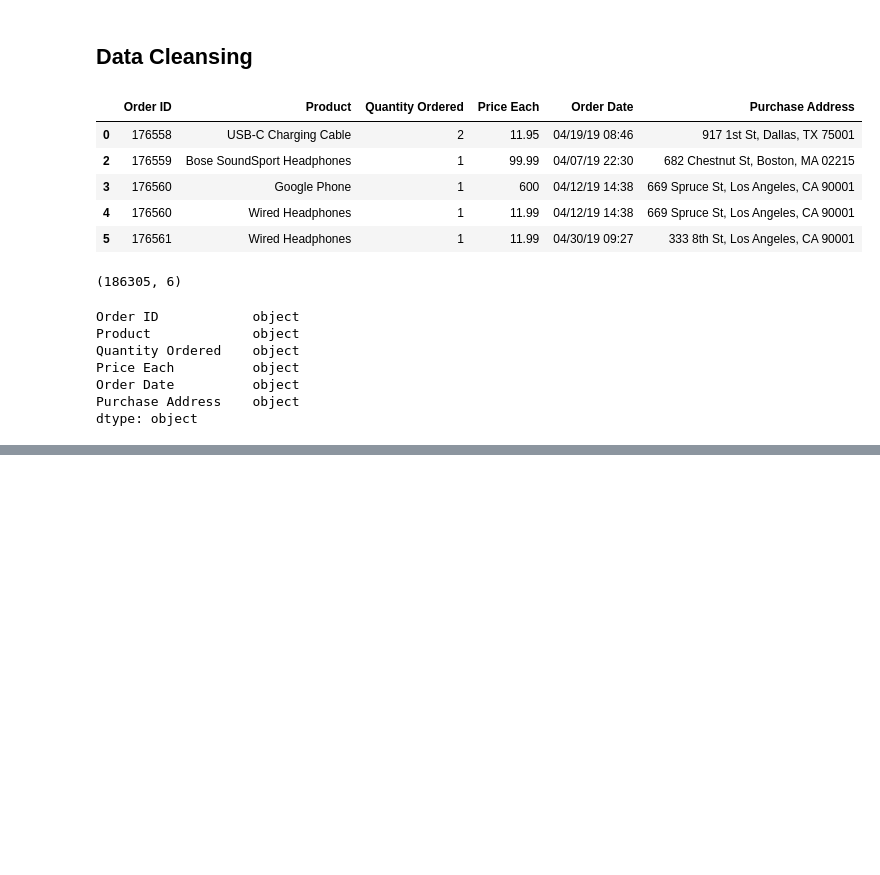
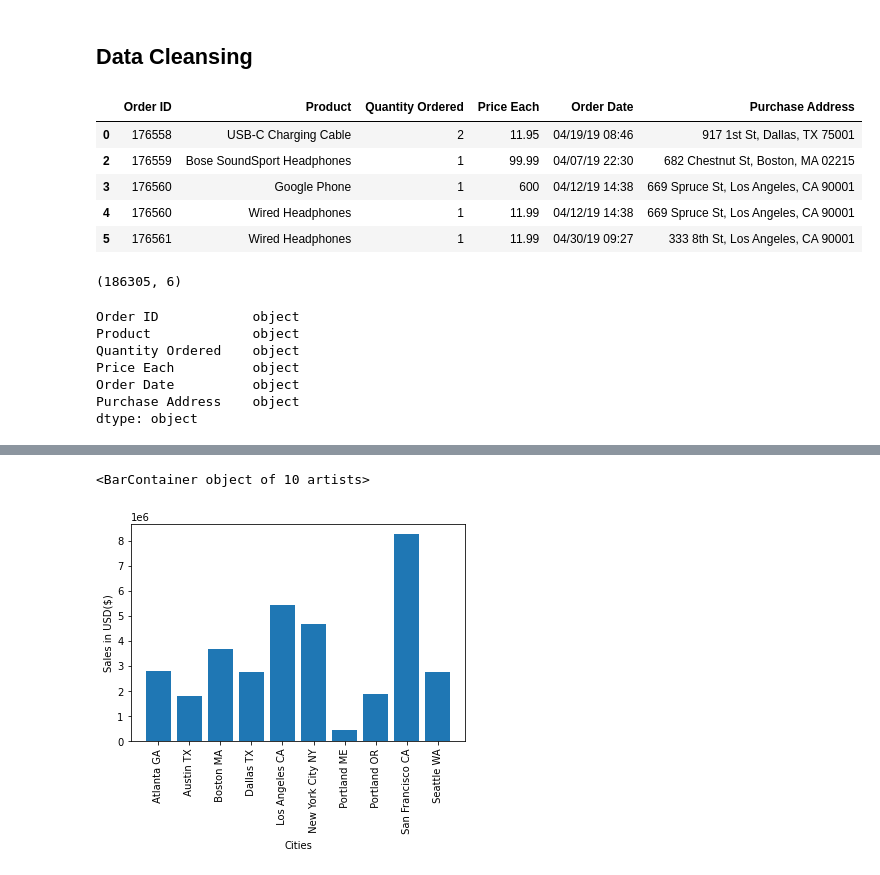
Before and after one commit to Srijanbista/Sales-Analysis, a Jupyter notebook: Sales Analysis/Untitled.ipynb, the cells around one changed output, grey strips where cells are left out. Drawn from its saved outputs; the diff is of its cells as text; code cells hidden in the pictures; blank space fills up the shorter version.

```diff
--- a/Sales Analysis/Untitled.ipynb
+++ b/Sales Analysis/Untitled.ipynb
@@ -69,6 +69,8 @@ data['Order Date']=pd.to_datetime(data['Order Date'])
 # %%
 data['Sales']=data['Price Each']* data['Quantity Ordered']
 data['Month']=pd.DatetimeIndex(data['Order Date']).month
+# %%
+data['Hour']=pd.DatetimeIndex(data['Order Date']).hour
 # %%
 data.head()
 # %% [output]
@@ -91,0 +96,3 @@ data.head()
+# %%
+cities= [city for city,x in data.groupby('City')]
+cities
@@ -91,0 +110,3 @@ data.head()
+# %%
+sales=data.groupby('City').sum()['Sales']
+sales
@@ -91,0 +126,9 @@ data.head()
+# %%
+plt.xlabel('Cities')
+plt.ylabel('Sales in USD($)')
+plt.xticks(rotation='vertical')
+
+plt.bar(cities,sales)
+# %% [output]
+<BarContainer object of 10 artists>
+[figure, added]
```
Also changed, not shown: parts of 5 cells of this notebook.
